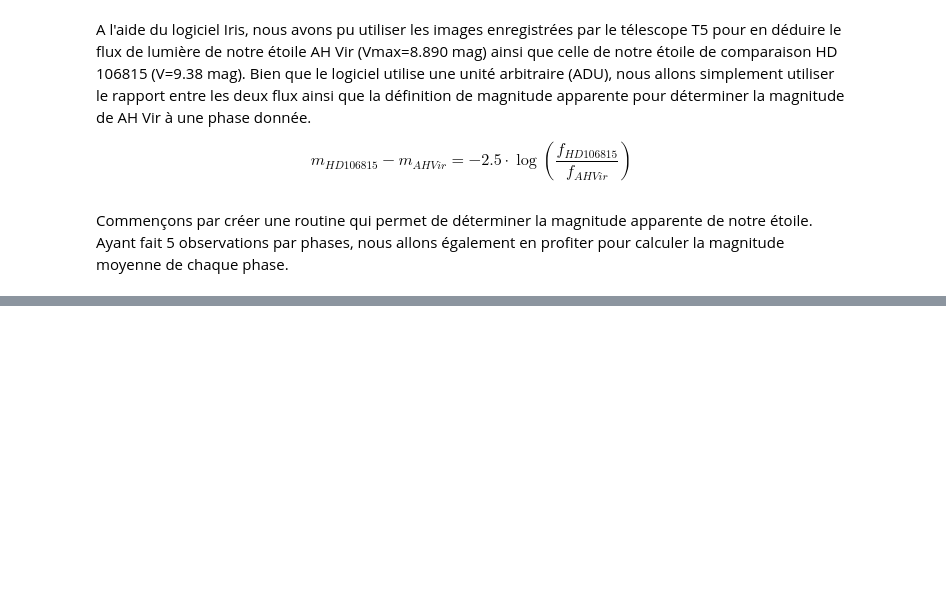
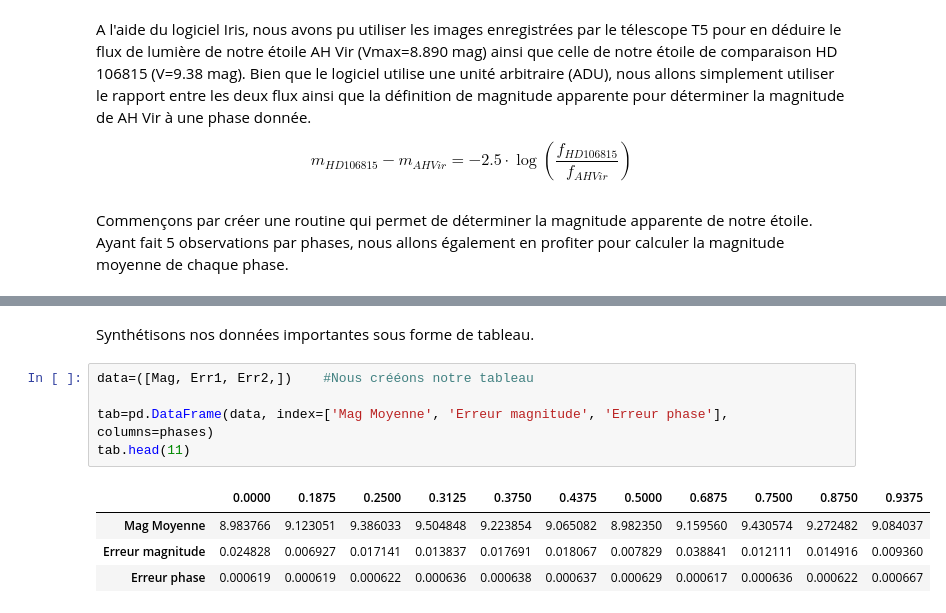
Before and after one commit to ilahmaid/Stage-Astro-2020, a Jupyter notebook: Stage_observations.ipynb, the cells around one changed output, grey strips where cells are left out. Cells and saved outputs as stored; diff of their text form; blank space fills up the shorter version.

Commit message:
Table v1

```diff
--- a/Stage_observations.ipynb
+++ b/Stage_observations.ipynb
@@ -172,0 +166,12 @@ data.head(11)
+# %% [markdown]
+Synthétisons nos données importantes sous forme de tableau.
+# %%
+data=([Mag, Err1, Err2,])    #Nous crééons notre tableau
+
+tab=pd.DataFrame(data, index=['Mag Moyenne', 'Erreur magnitude', 'Erreur phase'], columns=phases)
+tab.head(11)
+# %% [output]
+|  | 0.0000 | 0.1875 | 0.2500 | 0.3125 | 0.3750 | 0.4375 | 0.5000 | 0.6875 | 0.7500 | 0.8750 | 0.9375 |
+| Mag Moyenne | 8.983766 | 9.123051 | 9.386033 | 9.504848 | 9.223854 | 9.065082 | 8.982350 | 9.159560 | 9.430574 | 9.272482 | 9.084037 |
+| Erreur magnitude | 0.024828 | 0.006927 | 0.017141 | 0.013837 | 0.017691 | 0.018067 | 0.007829 | 0.038841 | 0.012111 | 0.014916 | 0.009360 |
+| Erreur phase | 0.000619 | 0.000619 | 0.000622 | 0.000636 | 0.000638 | 0.000637 | 0.000629 | 0.000617 | 0.000636 | 0.000622 | 0.000667 |
```
Also changed, not shown: parts of 4 cells of this notebook.
